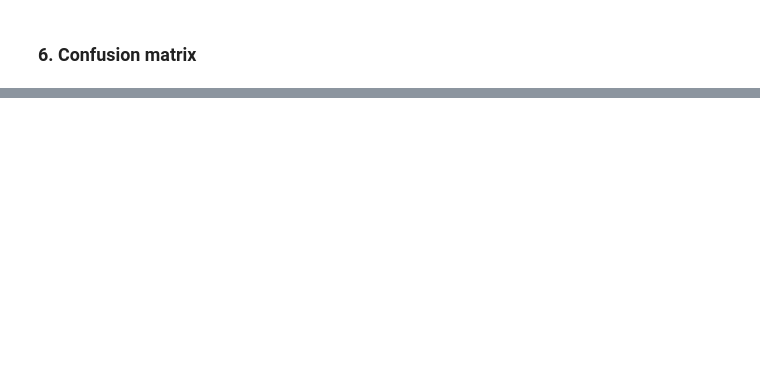
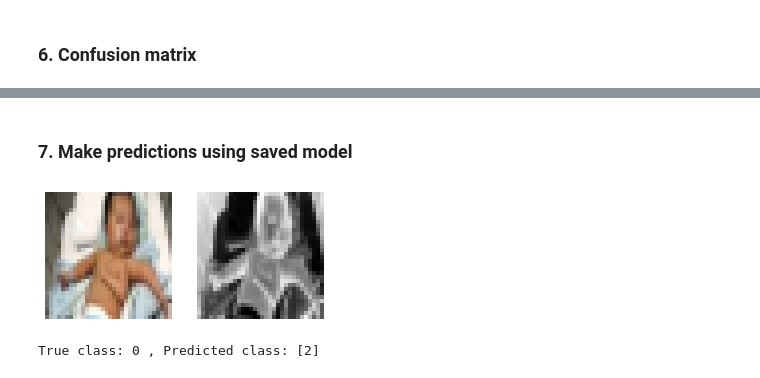
Before and after one commit to udacity-om/ud_machine_learning, a Jupyter notebook: projects/capstone/classifier_cnn.ipynb, the cells around one changed output, grey strips where cells are left out. Drawn from its saved outputs; the diff is of its cells as text; code cells hidden in the pictures; blank space fills up the shorter version.

```diff
--- a/projects/capstone/classifier_cnn.ipynb
+++ b/projects/capstone/classifier_cnn.ipynb
@@ -246,0 +247,24 @@ plt.show()
+# %% [markdown]
+### 7. Make predictions using saved model
+# %%
+from keras.models import load_model
+saved_model = load_model('saved_models/weights.best.from_scratch.hdf5')
+# %%
+choose_index = 90
+single_image = X_test[choose_index]
+single_gray_image = X_test_gray[choose_index]
+
+single_gray_image1 = np.reshape(single_gray_image, (single_gray_image.shape[0], single_gray_image.shape[1]))
+fig = plt.figure(figsize=(5,5))
+ax = fig.add_subplot(1, 2, 1, xticks=[], yticks=[])
+plt.imshow(single_image)
+ax = fig.add_subplot(1, 2, 2, xticks=[], yticks=[])
+plt.imshow(single_gray_image1)
+plt.show()
+single_gray_image2 = np.reshape(single_gray_image1, (1, single_gray_image.shape[0], single_gray_image.shape[1], 1))
+prediction = saved_model.predict(single_gray_image2)
+
+print("True class:", np.argmax(y_test[choose_index]), ", Predicted class:", np.argmax(prediction, axis = 1))
+# %% [output]
+[figure, added]
+True class: 0 , Predicted class: [2]
```
Also changed, not shown: parts of 3 cells of this notebook, 4 other files.
